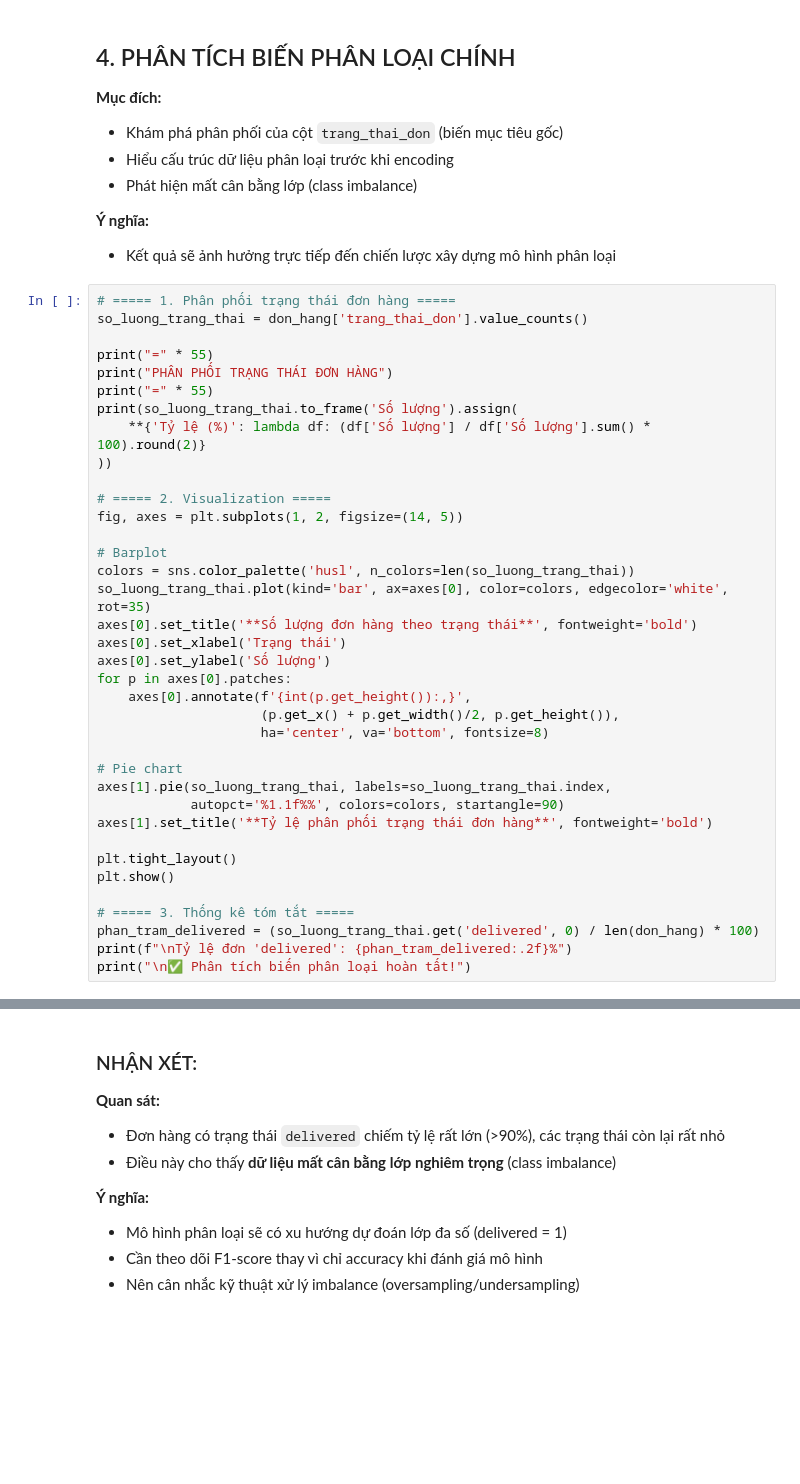
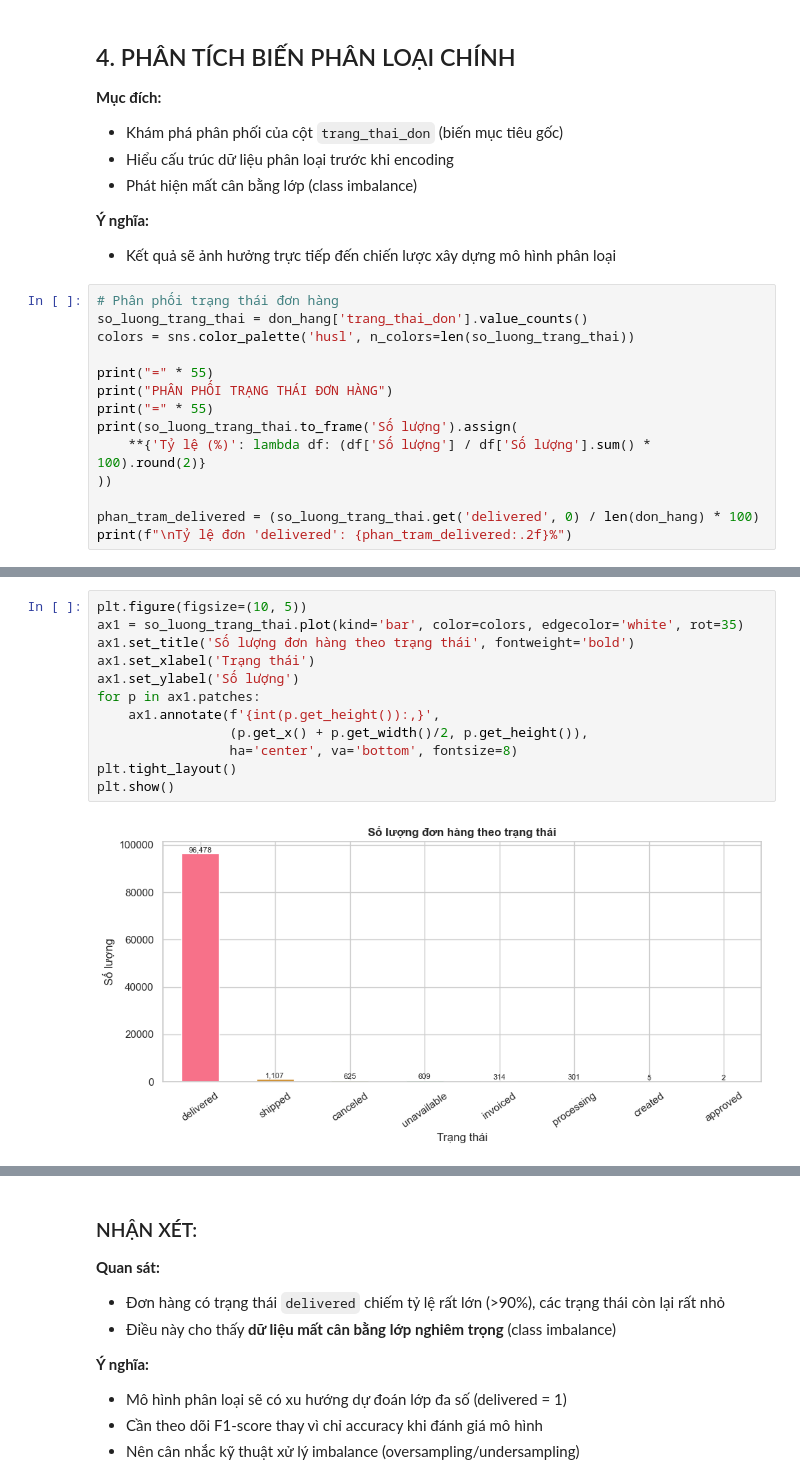
Before and after one commit to Minhhieu-coder/TXL, a Jupyter notebook: tien_xu_ly_du_lieu.ipynb, the cells around one changed output, grey strips where cells are left out. Cells and saved outputs as stored; diff of their text form; blank space fills up the shorter version.

```diff
--- a/tien_xu_ly_du_lieu.ipynb
+++ b/tien_xu_ly_du_lieu.ipynb
@@ -231,8 +276,9 @@ print("\n✅ Khám phá bảng đơn hàng hoàn tất!")
 **Ý nghĩa:**
 * Kết quả sẽ ảnh hưởng trực tiếp đến chiến lược xây dựng mô hình phân loại
 # %%
-# ===== 1. Phân phối trạng thái đơn hàng =====
+# Phân phối trạng thái đơn hàng
 so_luong_trang_thai = don_hang['trang_thai_don'].value_counts()
+colors = sns.color_palette('husl', n_colors=len(so_luong_trang_thai))
 
 print("=" * 55)
 print("PHÂN PHỐI TRẠNG THÁI ĐƠN HÀNG")
@@ -241,29 +287,5 @@ print(so_luong_trang_thai.to_frame('Số lượng').assign(
     **{'Tỷ lệ (%)': lambda df: (df['Số lượng'] / df['Số lượng'].sum() * 100).round(2)}
 ))
 
-# ===== 2. Visualization =====
-fig, axes = plt.subplots(1, 2, figsize=(14, 5))
-
-# Barplot
-colors = sns.color_palette('husl', n_colors=len(so_luong_trang_thai))
-so_luong_trang_thai.plot(kind='bar', ax=axes[0], color=colors, edgecolor='white', rot=35)
-axes[0].set_title('**Số lượng đơn hàng theo trạng thái**', fontweight='bold')
-axes[0].set_xlabel('Trạng thái')
-axes[0].set_ylabel('Số lượng')
-for p in axes[0].patches:
-    axes[0].annotate(f'{int(p.get_height()):,}',
-                     (p.get_x() + p.get_width()/2, p.get_height()),
-                     ha='center', va='bottom', fontsize=8)
-
-# Pie chart
-axes[1].pie(so_luong_trang_thai, labels=so_luong_trang_thai.index,
-            autopct='%1.1f%%', colors=colors, startangle=90)
-axes[1].set_title('**Tỷ lệ phân phối trạng thái đơn hàng**', fontweight='bold')
-
-plt.tight_layout()
-plt.show()
-
-# ===== 3. Thống kê tóm tắt =====
 phan_tram_delivered = (so_luong_trang_thai.get('delivered', 0) / len(don_hang) * 100)
 print(f"\nTỷ lệ đơn 'delivered': {phan_tram_delivered:.2f}%")
-print("\n✅ Phân tích biến phân loại hoàn tất!")
@@ -269,0 +308,14 @@ print("\n✅ Phân tích biến phân loại hoàn tất!")
+# %%
+plt.figure(figsize=(10, 5))
+ax1 = so_luong_trang_thai.plot(kind='bar', color=colors, edgecolor='white', rot=35)
+ax1.set_title('Số lượng đơn hàng theo trạng thái', fontweight='bold')
+ax1.set_xlabel('Trạng thái')
+ax1.set_ylabel('Số lượng')
+for p in ax1.patches:
+    ax1.annotate(f'{int(p.get_height()):,}',
+                 (p.get_x() + p.get_width()/2, p.get_height()),
+                 ha='center', va='bottom', fontsize=8)
+plt.tight_layout()
+plt.show()
+# %% [output]
+[figure, added]
```
Also changed, not shown: parts of 39 cells of this notebook, 11 other files.
